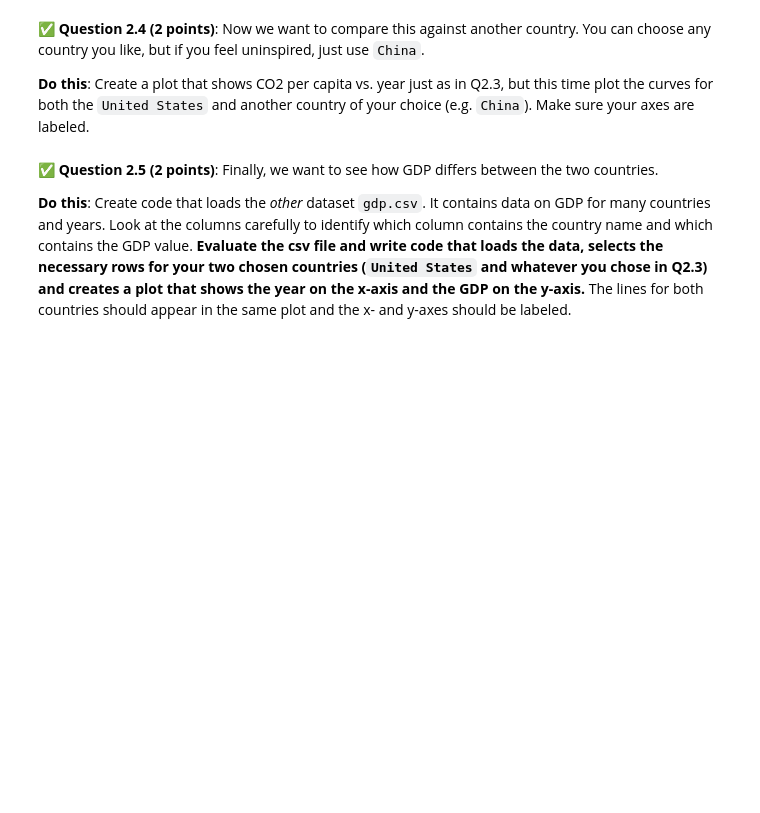
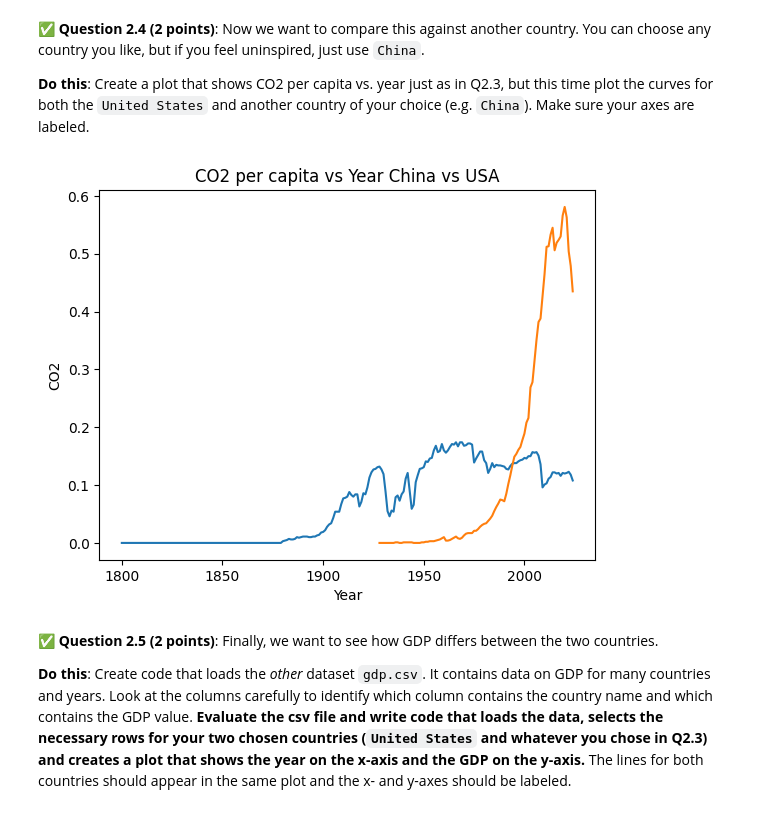
Before and after one commit to orioldom/CMSE202-f25-turnin, a Jupyter notebook: midterm/Practice_Midterm_2.ipynb, the cells around one changed output. Saved outputs shown, nothing was run; the diff lists cells and outputs as text; code cells hidden in the pictures; blank space fills up the shorter version.

```diff
--- a/midterm/Practice_Midterm_2.ipynb
+++ b/midterm/Practice_Midterm_2.ipynb
@@ -83,3 +130,22 @@ You will need to download **two files**:
+# %%
+### Put your code here
+import pandas as pd
+import matplotlib.pyplot as plt
+
+ow = pd.read_csv('owid-co2-data.csv')
+
+usa_df = ow[(ow['country'] == 'United States')]
+Chi_df = ow[(ow['country'] == 'China')]
+
+plt.plot(usa_df['year'], usa_df['cement_co2_per_capita'])
+plt.plot(Chi_df['year'], Chi_df['cement_co2_per_capita'])
+
+plt.xlabel('Year')
+plt.ylabel('CO2')
+plt.title('CO2 per capita vs Year China vs USA')
+plt.show()
+# %% [output]
+[figure, added]
 # %% [markdown]
 ✅ **Question 2.5 (2 points)**: Finally, we want to see how GDP differs between the two countries.
 
```
Also changed, not shown: parts of 9 cells of this notebook, 3 other files.
